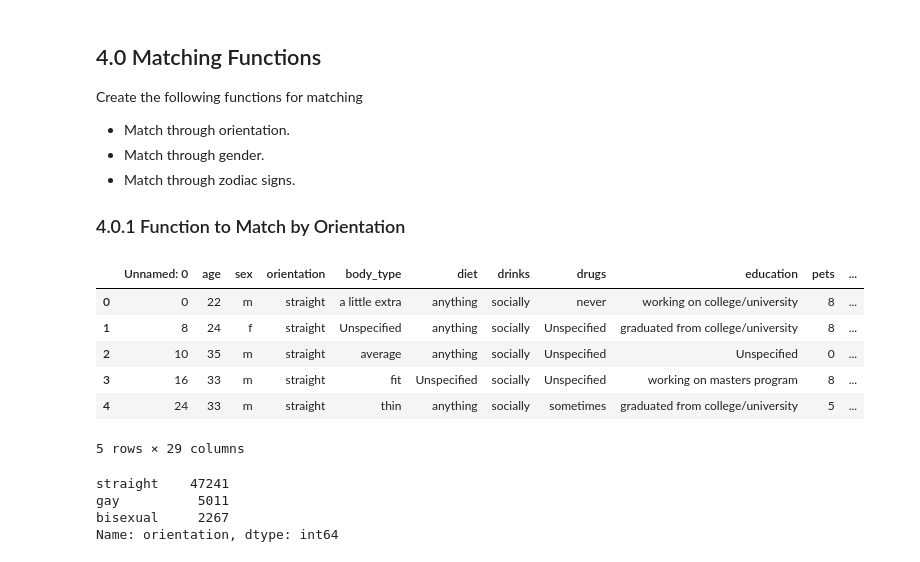
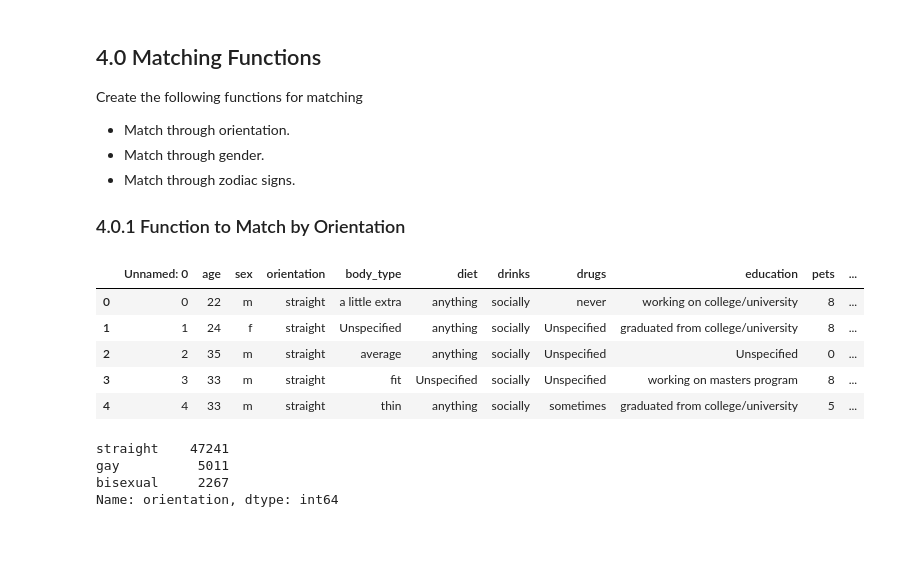
Before and after one commit to BensonMuriu/Dating-App-Recommender, a Jupyter notebook: P5_Notebook.ipynb, the cells around one changed output. Drawn from its saved outputs; the diff is of its cells as text; code cells hidden in the pictures.

```diff
--- a/P5_Notebook.ipynb
+++ b/P5_Notebook.ipynb
@@ -1981,16 +2150,15 @@ Create the following functions for matching
 ### 4.0.1 Function to Match by Orientation
 # %%
 # importing the cleaned_df
-dating_df = pd.read_csv('/content/drive/MyDrive/patamchumbadata/dating_df_cleaned.csv')
+dating_df = pd.read_csv('/content/drive/MyDrive/patamchumbadata/final_df')
 dating_df.head()
 # %% [output]
 |  | Unnamed: 0 | age | sex | orientation | body_type | diet | drinks | drugs | education | pets | ... |
 | 0 | 0 | 22 | m | straight | a little extra | anything | socially | never | working on college/university | 8 | ... |
-| 1 | 8 | 24 | f | straight | Unspecified | anything | socially | Unspecified | graduated from college/university | 8 | ... |
-| 2 | 10 | 35 | m | straight | average | anything | socially | Unspecified | Unspecified | 0 | ... |
-| 3 | 16 | 33 | m | straight | fit | Unspecified | socially | Unspecified | working on masters program | 8 | ... |
-| 4 | 24 | 33 | m | straight | thin | anything | socially | sometimes | graduated from college/university | 5 | ... |
+| 1 | 1 | 24 | f | straight | Unspecified | anything | socially | Unspecified | graduated from college/university | 8 | ... |
+| 2 | 2 | 35 | m | straight | average | anything | socially | Unspecified | Unspecified | 0 | ... |
+| 3 | 3 | 33 | m | straight | fit | Unspecified | socially | Unspecified | working on masters program | 8 | ... |
+| 4 | 4 | 33 | m | straight | thin | anything | socially | sometimes | graduated from college/university | 5 | ... |
-5 rows × 29 columns
 # %%
 dating_df.orientation.value_counts()
 # %% [output]
```
Also changed, not shown: parts of 42 cells of this notebook.
